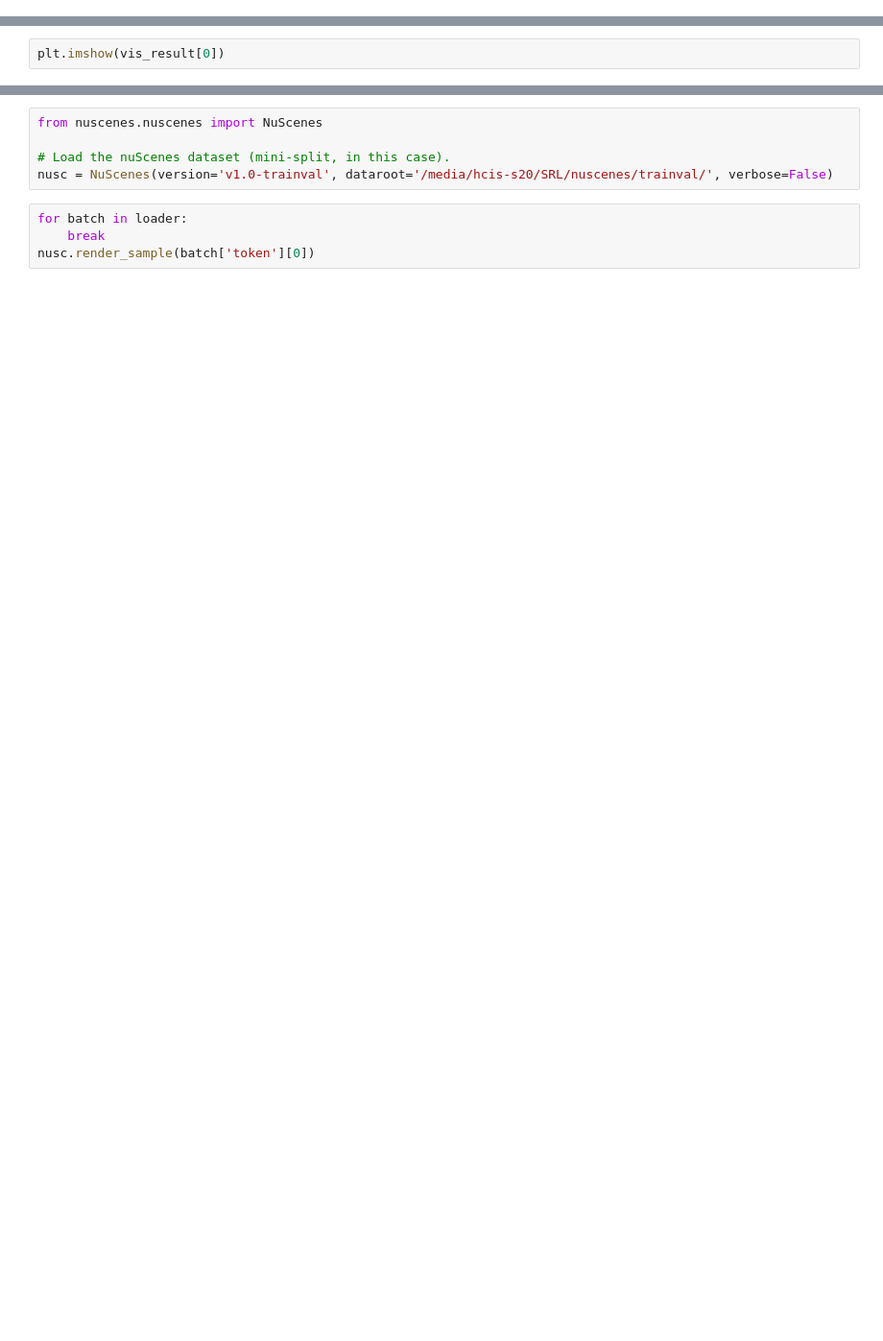
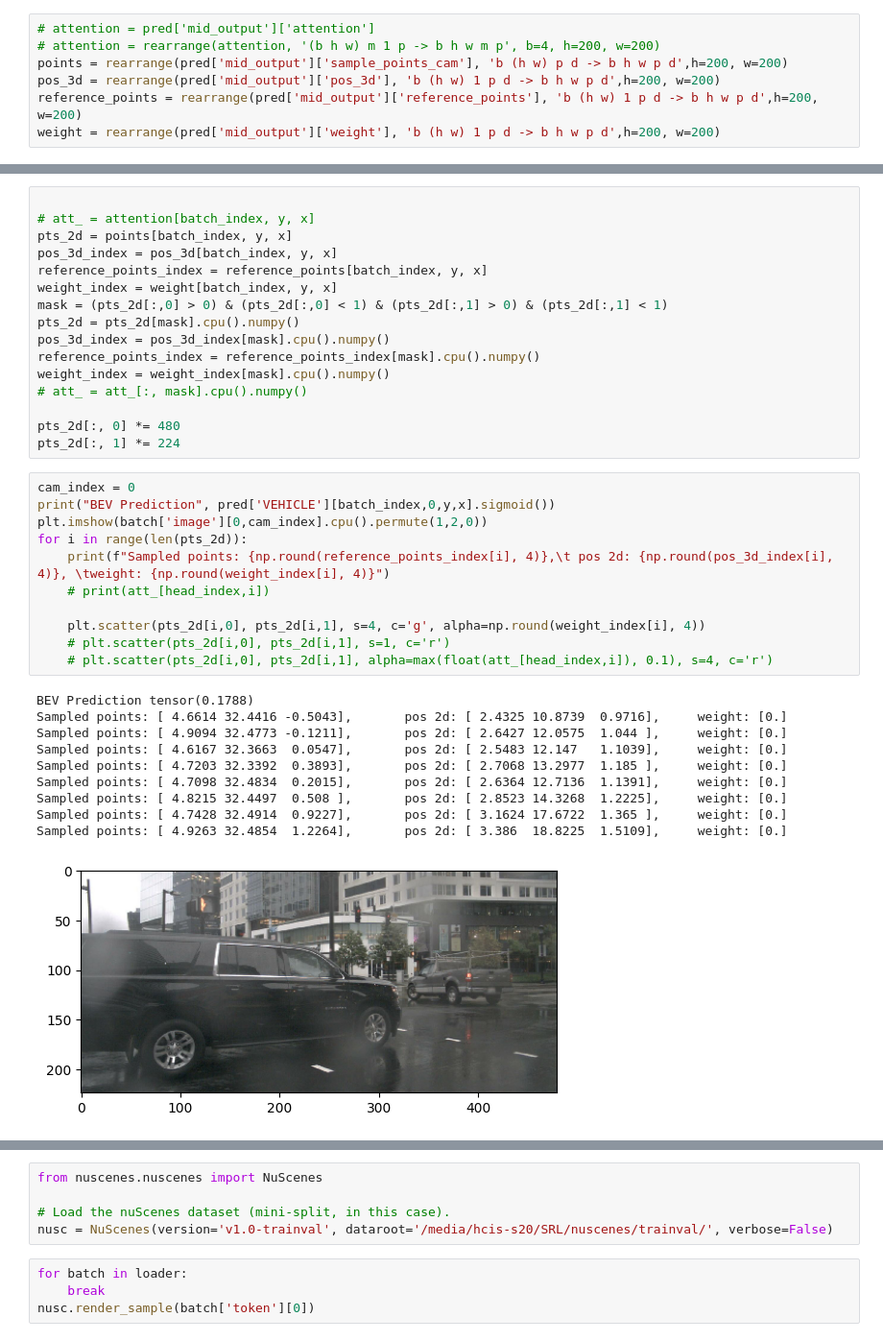
Before and after one commit to nargoo0328/cross_view_transformers, a Jupyter notebook: scripts/test_bug.ipynb, the cells around one changed output, grey strips where cells are left out. Shown: that part at 96% size. Cells and saved outputs as stored; diff of their text form; blank space fills up the shorter version.

```diff
--- a/scripts/test_bug.ipynb
+++ b/scripts/test_bug.ipynb
@@ -96,3 +113,10 @@ if CHECKPOINT_PATH is None:
+# %%
+# attention = pred['mid_output']['attention']
+# attention = rearrange(attention, '(b h w) m 1 p -> b h w m p', b=4, h=200, w=200)
+points = rearrange(pred['mid_output']['sample_points_cam'], 'b (h w) p d -> b h w p d',h=200, w=200)
+pos_3d = rearrange(pred['mid_output']['pos_3d'], 'b (h w) 1 p d -> b h w p d',h=200, w=200)
+reference_points = rearrange(pred['mid_output']['reference_points'], 'b (h w) 1 p d -> b h w p d',h=200, w=200)
+weight = rearrange(pred['mid_output']['weight'], 'b (h w) 1 p d -> b h w p d',h=200, w=200)
 # %%
 batch_index = 0
 fig, (ax1, ax2) = plt.subplots(1, 2, figsize=(10, 8))
@@ -234,2 +141,38 @@ tensor(0.0034)
-# %%
-plt.imshow(vis_result[0])
+# %%
+
+# att_ = attention[batch_index, y, x]
+pts_2d = points[batch_index, y, x]
+pos_3d_index = pos_3d[batch_index, y, x]
+reference_points_index = reference_points[batch_index, y, x]
+weight_index = weight[batch_index, y, x]
+mask = (pts_2d[:,0] > 0) & (pts_2d[:,0] < 1) & (pts_2d[:,1] > 0) & (pts_2d[:,1] < 1)
+pts_2d = pts_2d[mask].cpu().numpy()
+pos_3d_index = pos_3d_index[mask].cpu().numpy()
+reference_points_index = reference_points_index[mask].cpu().numpy()
+weight_index = weight_index[mask].cpu().numpy()
+# att_ = att_[:, mask].cpu().numpy()
+
+pts_2d[:, 0] *= 480
+pts_2d[:, 1] *= 224
+# %%
+cam_index = 0
+print("BEV Prediction", pred['VEHICLE'][batch_index,0,y,x].sigmoid())
+plt.imshow(batch['image'][0,cam_index].cpu().permute(1,2,0))
+for i in range(len(pts_2d)):
+    print(f"Sampled points: {np.round(reference_points_index[i], 4)},\t pos 2d: {np.round(pos_3d_index[i], 4)}, \tweight: {np.round(weight_index[i], 4)}")
+    # print(att_[head_index,i])
+
+    plt.scatter(pts_2d[i,0], pts_2d[i,1], s=4, c='g', alpha=np.round(weight_index[i], 4))
+    # plt.scatter(pts_2d[i,0], pts_2d[i,1], s=1, c='r')
+    # plt.scatter(pts_2d[i,0], pts_2d[i,1], alpha=max(float(att_[head_index,i]), 0.1), s=4, c='r')
+# %% [output]
+BEV Prediction tensor(0.1788)
+Sampled points: [ 4.6614 32.4416 -0.5043],       pos 2d: [ 2.4325 10.8739  0.9716],     weight: [0.]
+Sampled points: [ 4.9094 32.4773 -0.1211],       pos 2d: [ 2.6427 12.0575  1.044 ],     weight: [0.]
+Sampled points: [ 4.6167 32.3663  0.0547],       pos 2d: [ 2.5483 12.147   1.1039],     weight: [0.]
+Sampled points: [ 4.7203 32.3392  0.3893],       pos 2d: [ 2.7068 13.2977  1.185 ],     weight: [0.]
+Sampled points: [ 4.7098 32.4834  0.2015],       pos 2d: [ 2.6364 12.7136  1.1391],     weight: [0.]
+Sampled points: [ 4.8215 32.4497  0.508 ],       pos 2d: [ 2.8523 14.3268  1.2225],     weight: [0.]
+Sampled points: [ 4.7428 32.4914  0.9227],       pos 2d: [ 3.1624 17.6722  1.365 ],     weight: [0.]
+Sampled points: [ 4.9263 32.4854  1.2264],       pos 2d: [ 3.386  18.8225  1.5109],     weight: [0.]
+[figure, added]
```
Also changed, not shown: parts of 28 cells of this notebook, 9 other files.
